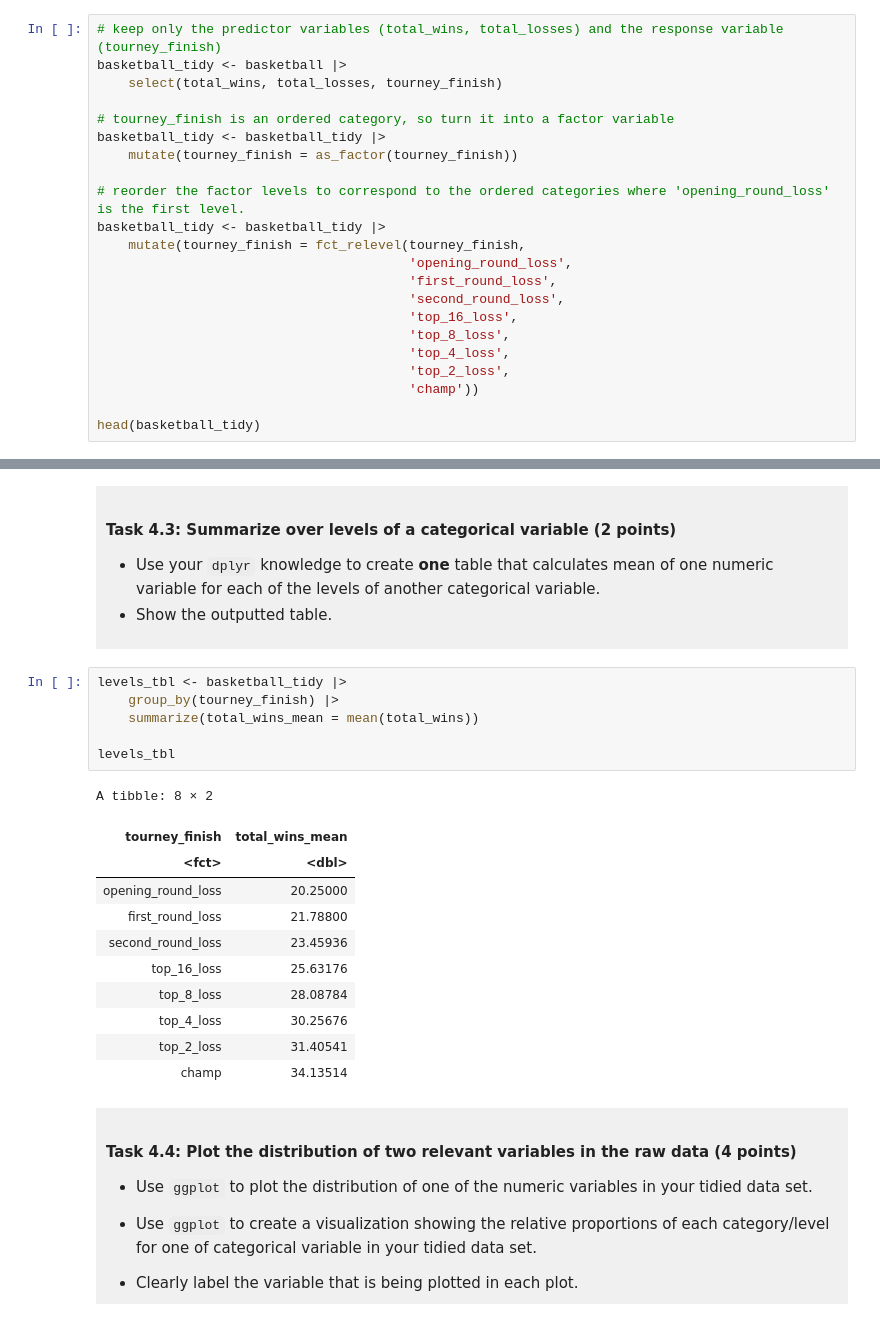
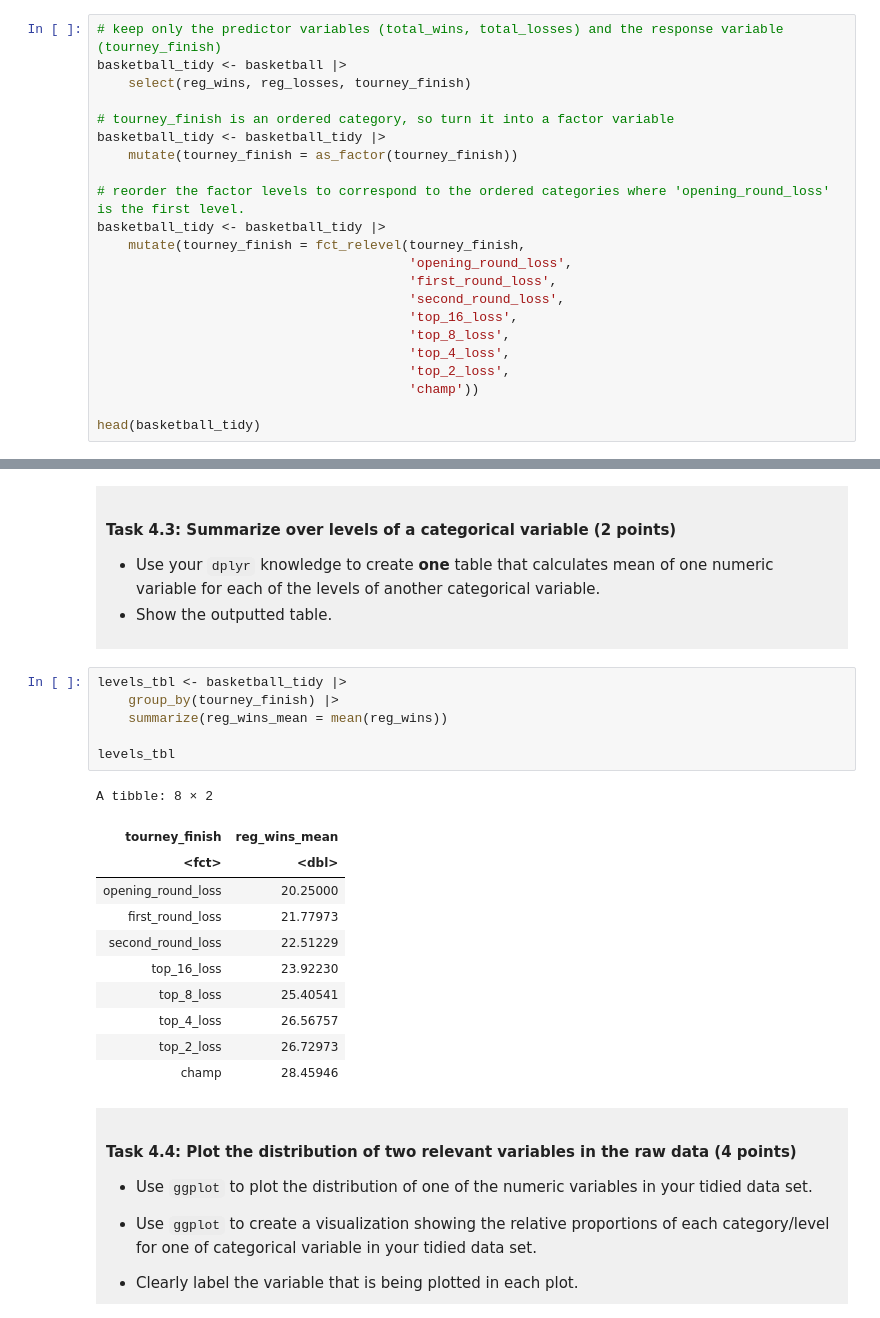
Before and after one commit to cliupatra/dsci-100-project-alexis-liu, a Jupyter notebook: dsci-100-project-notebook.ipynb, the cells around one changed output, grey strips where cells are left out. Saved outputs shown, nothing was run; the diff lists cells and outputs as text.

```diff
--- a/dsci-100-project-notebook.ipynb
+++ b/dsci-100-project-notebook.ipynb
@@ -222,7 +222,7 @@ Produce a tidy data set that could be used to answer your research question usin
 # %%
 # keep only the predictor variables (total_wins, total_losses) and the response variable (tourney_finish)
 basketball_tidy <- basketball |>
-    select(total_wins, total_losses, tourney_finish)
+    select(reg_wins, reg_losses, tourney_finish)
 
 # tourney_finish is an ordered category, so turn it into a factor variable
 basketball_tidy <- basketball_tidy |>
@@ -319,21 +319,21 @@ A tibble: 1 × 3
 # %%
 levels_tbl <- basketball_tidy |>
     group_by(tourney_finish) |>
-    summarize(total_wins_mean = mean(total_wins))
+    summarize(reg_wins_mean = mean(reg_wins))
 
 levels_tbl
 # %% [output]
 A tibble: 8 × 2
-| tourney_finish | total_wins_mean |
+| tourney_finish | reg_wins_mean |
 | <fct> | <dbl> |
 | opening_round_loss | 20.25000 |
-| first_round_loss | 21.78800 |
-| second_round_loss | 23.45936 |
-| top_16_loss | 25.63176 |
-| top_8_loss | 28.08784 |
-| top_4_loss | 30.25676 |
-| top_2_loss | 31.40541 |
-| champ | 34.13514 |
+| first_round_loss | 21.77973 |
+| second_round_loss | 22.51229 |
+| top_16_loss | 23.92230 |
+| top_8_loss | 25.40541 |
+| top_4_loss | 26.56757 |
+| top_2_loss | 26.72973 |
+| champ | 28.45946 |
 # %% [markdown]
 <div style="background-color: #f0f0f0; padding: 10px;">
 
```
Also changed, not shown: parts of 6 cells of this notebook.
